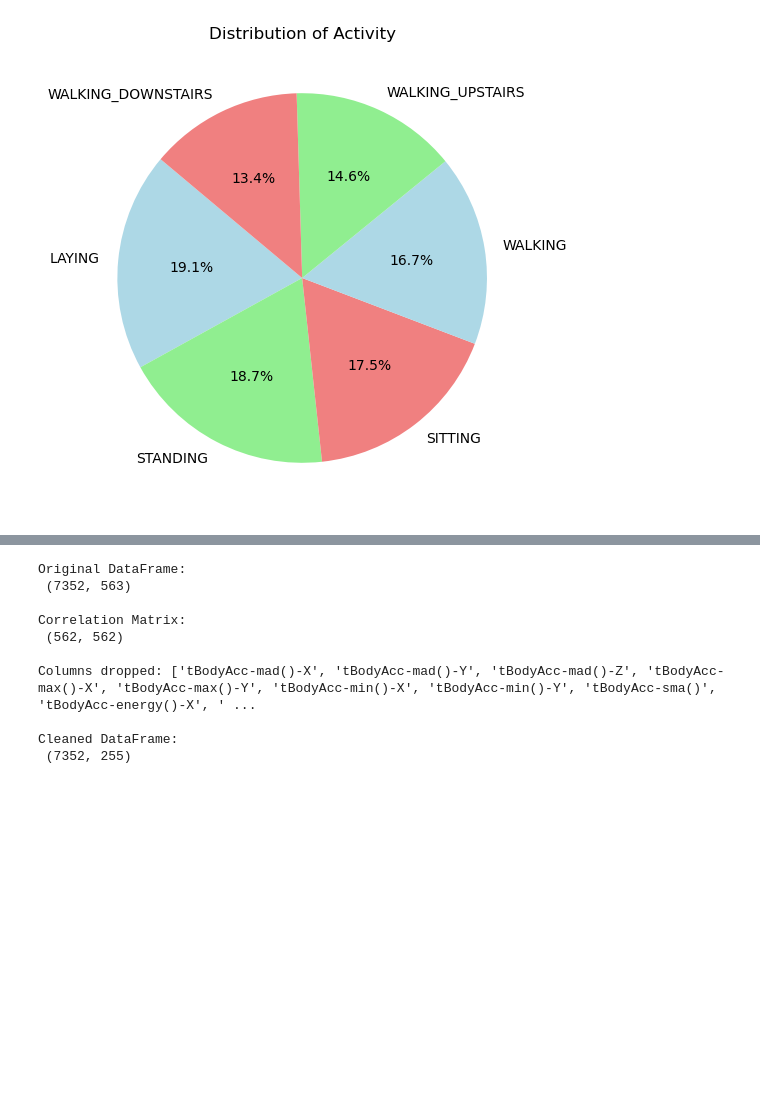
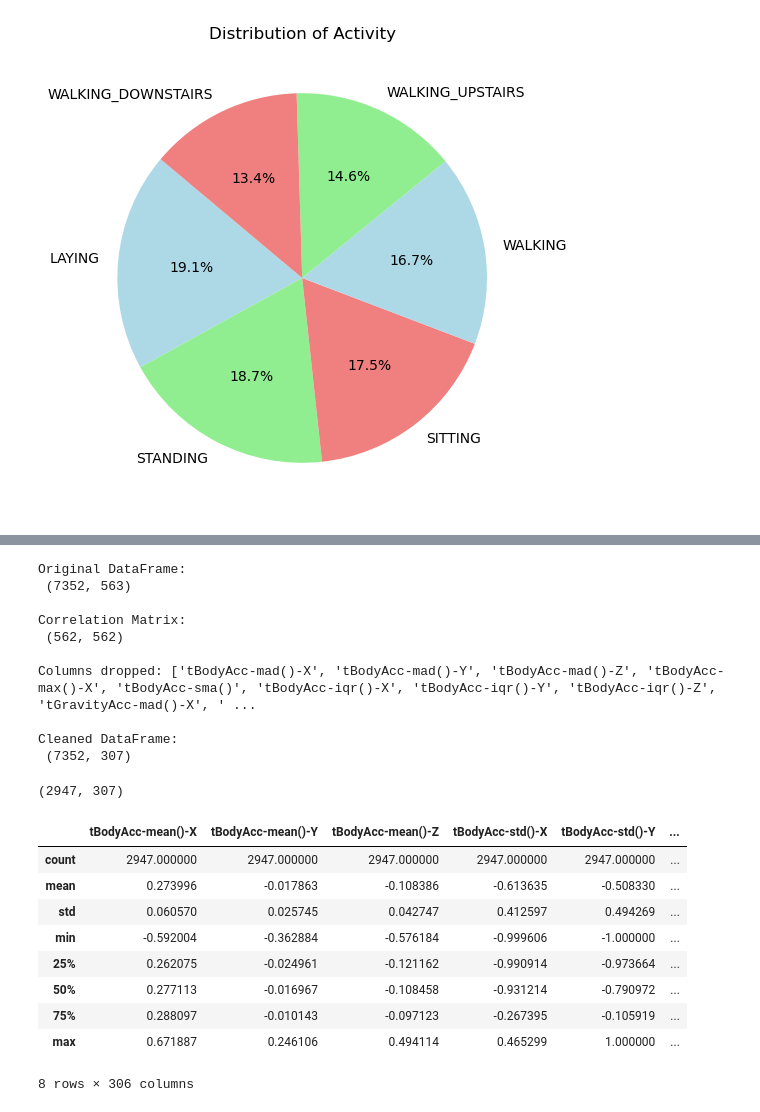
Before and after one commit to capstone-by-group-5/activity-recognition-health-ai, a Jupyter notebook: notebooks/CapstoneProject.ipynb, the cells around one changed output, grey strips where cells are left out. Saved outputs shown, nothing was run; the diff lists cells and outputs as text; code cells hidden in the pictures; blank space fills up the shorter version.

```diff
--- a/notebooks/CapstoneProject.ipynb
+++ b/notebooks/CapstoneProject.ipynb
@@ -129,6 +132,5 @@ plt.show()
 # %%
-X_initial = df.iloc[:,:-1]
-y_initial=df.iloc[:,-1]
+
 # Compute correlation matrix of the columns to remove the redundant columns present
 corr_matrix = X_initial.corr()
 
@@ -141,8 +143,8 @@ corr_matrix_abs = corr_matrix.abs()  # Get absolute correlation values
 # Create an upper triangular mask to avoid duplicate comparisons
 upper = corr_matrix_abs.where(np.triu(np.ones(corr_matrix_abs.shape), k=1).astype(bool))
 
-# Find columns with correlation > 0.95
-to_drop = [column for column in upper.columns if any(upper[column] > 0.95)]
+# Find columns with correlation > 0.97
+to_drop = [column for column in upper.columns if any(upper[column] > 0.97)]
 
 # Drop highly correlated columns
 df_cleaned = df.drop(columns=to_drop)
@@ -158,7 +160,7 @@ Original DataFrame:
 Correlation Matrix:
  (562, 562)
 
-Columns dropped: ['tBodyAcc-mad()-X', 'tBodyAcc-mad()-Y', 'tBodyAcc-mad()-Z', 'tBodyAcc-max()-X', 'tBodyAcc-max()-Y', 'tBodyAcc-min()-X', 'tBodyAcc-min()-Y', 'tBodyAcc-sma()', 'tBodyAcc-energy()-X', ' ...
+Columns dropped: ['tBodyAcc-mad()-X', 'tBodyAcc-mad()-Y', 'tBodyAcc-mad()-Z', 'tBodyAcc-max()-X', 'tBodyAcc-sma()', 'tBodyAcc-iqr()-X', 'tBodyAcc-iqr()-Y', 'tBodyAcc-iqr()-Z', 'tGravityAcc-mad()-X', ' ...
 
 Cleaned DataFrame:
- (7352, 255)
+ (7352, 307)
@@ -164,0 +170,17 @@ Cleaned DataFrame:
+# %%
+df_test_cleaned.shape
+# %% [output]
+(2947, 307)
+# %%
+df_test_cleaned.describe()
+# %% [output]
+|  | tBodyAcc-mean()-X | tBodyAcc-mean()-Y | tBodyAcc-mean()-Z | tBodyAcc-std()-X | tBodyAcc-std()-Y | ... |
+| count | 2947.000000 | 2947.000000 | 2947.000000 | 2947.000000 | 2947.000000 | ... |
+| mean | 0.273996 | -0.017863 | -0.108386 | -0.613635 | -0.508330 | ... |
+| std | 0.060570 | 0.025745 | 0.042747 | 0.412597 | 0.494269 | ... |
+| min | -0.592004 | -0.362884 | -0.576184 | -0.999606 | -1.000000 | ... |
+| 25% | 0.262075 | -0.024961 | -0.121162 | -0.990914 | -0.973664 | ... |
+| 50% | 0.277113 | -0.016967 | -0.108458 | -0.931214 | -0.790972 | ... |
+| 75% | 0.288097 | -0.010143 | -0.097123 | -0.267395 | -0.105919 | ... |
+| max | 0.671887 | 0.246106 | 0.494114 | 0.465299 | 1.000000 | ... |
+8 rows × 306 columns
```
Also changed, not shown: parts of 39 cells of this notebook, 2 other files.
